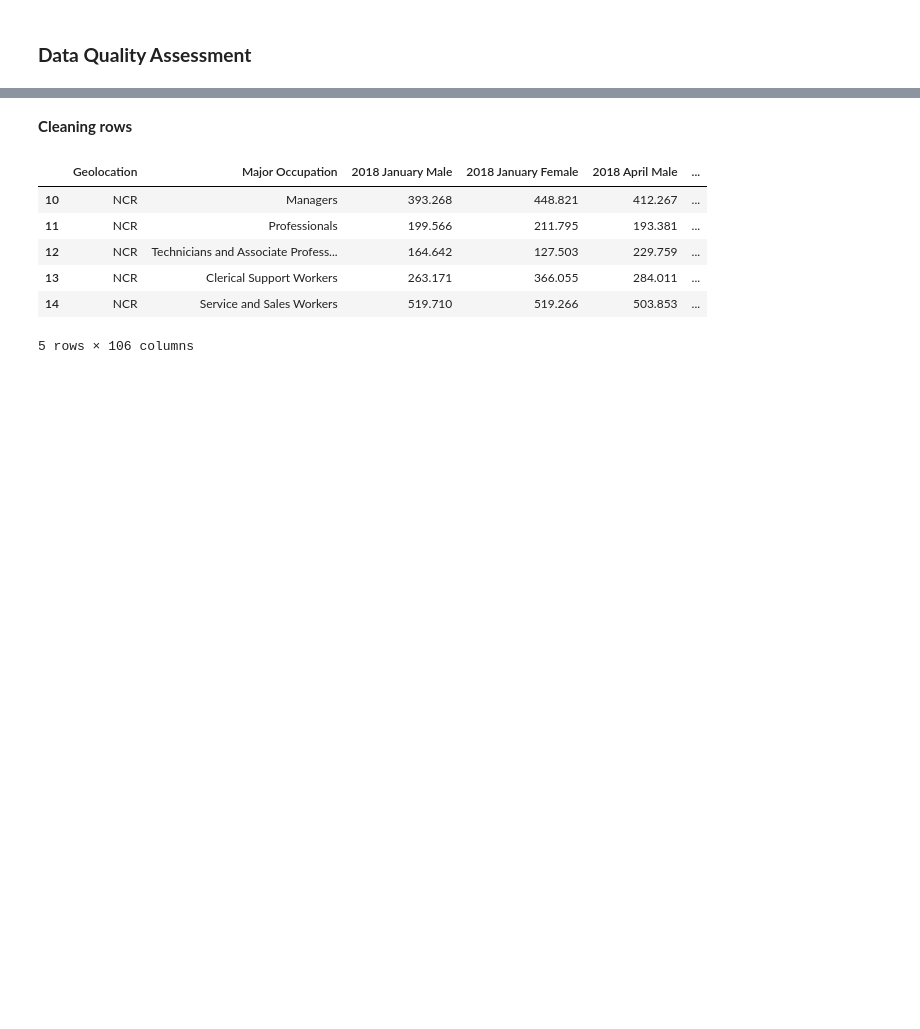
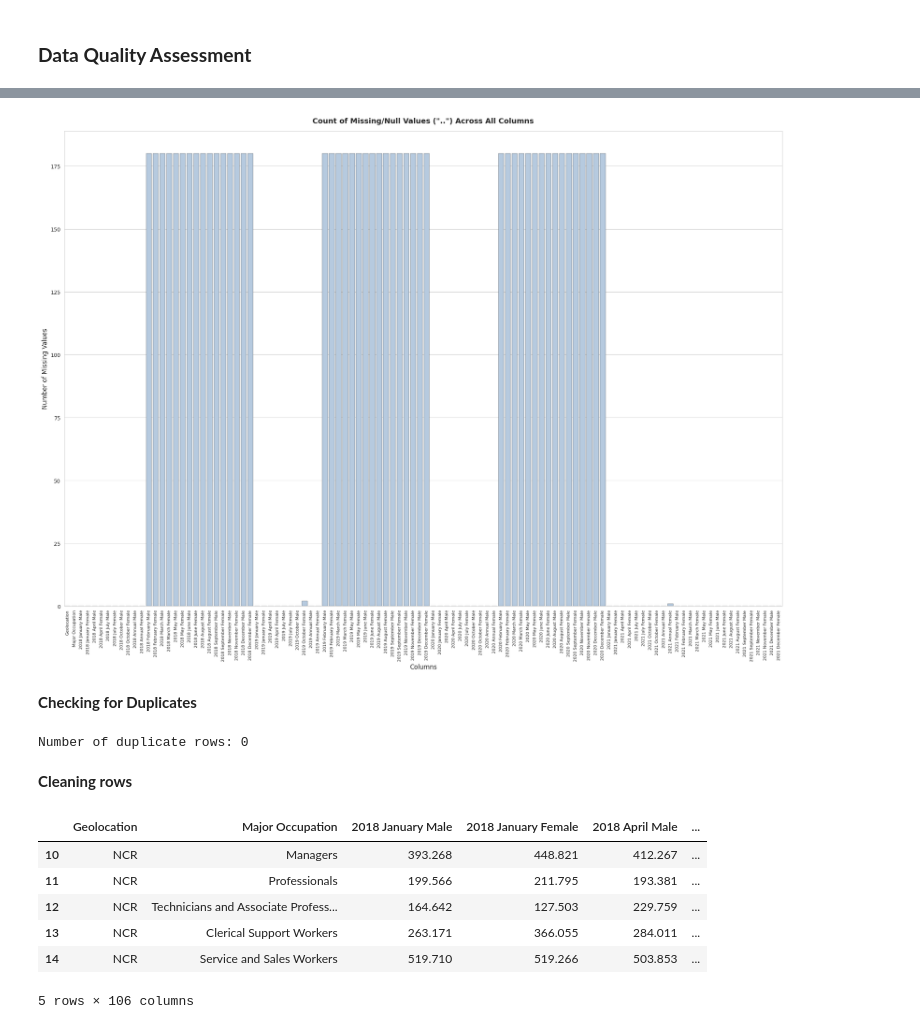
Before and after one commit to hotline8ling/Data-Mining-on-Employed-Persons-by-Major-Occupation-by-Region-by-Sex-in-the-Philippines, a Jupyter notebook: Test_Clean.ipynb, the cells around one changed output, grey strips where cells are left out. Drawn from its saved outputs; the diff is of its cells as text; code cells hidden in the pictures; blank space fills up the shorter version.

```diff
--- a/Test_Clean.ipynb
+++ b/Test_Clean.ipynb
@@ -433,3 +485,44 @@ Column '2021 December Female' is of type: numerical
+# %%
+import pandas as pd
+import seaborn as sns
+import matplotlib.pyplot as plt
+
+# Replace ".." with NaN for consistency
+df.replace('..', pd.NA, inplace=True)
+
+# Count missing values per column
+dot_counts = df.isnull().sum()
+
+# Set Seaborn style
+sns.set_style("whitegrid")
+sns.set_palette("pastel")
+
+# Create the figure
+plt.figure(figsize=(20, 15))  # Adjusted size for vertical bars (106 columns on x-axis)
+
+# Transpose x and y for vertical bars
+sns.barplot(x=dot_counts.index, y=dot_counts.values,
+            saturation=0.5, linewidth=0.3, edgecolor='black')  # Bar-specific styling
+
+plt.title('Count of Missing/Null Values ("..") Across All Columns', fontsize=14, pad=15, weight='bold')
+plt.xlabel('Columns', fontsize=12)
+plt.ylabel('Number of Missing Values', fontsize=12)
+plt.xticks(rotation=90, fontsize=8)  # Rotate x-axis labels for readability
+plt.tight_layout()
+plt.show()
+# %% [output]
+[figure, added]
+# %% [markdown]
+**Checking for Duplicates**
+# %%
+# Check for duplicates
+duplicate_rows = df[df.duplicated(keep=False)]  # Keep all duplicates
+num_duplicates = df.duplicated().sum()  # Count total duplicates
+
+# Print the number of duplicate rows
+print(f"\nNumber of duplicate rows: {num_duplicates}")
+# %% [output]
+Number of duplicate rows: 0
 # %% [markdown]
 **Cleaning rows**
 # %%
```
Also changed, not shown: parts of 73 cells of this notebook, 1 other file.
